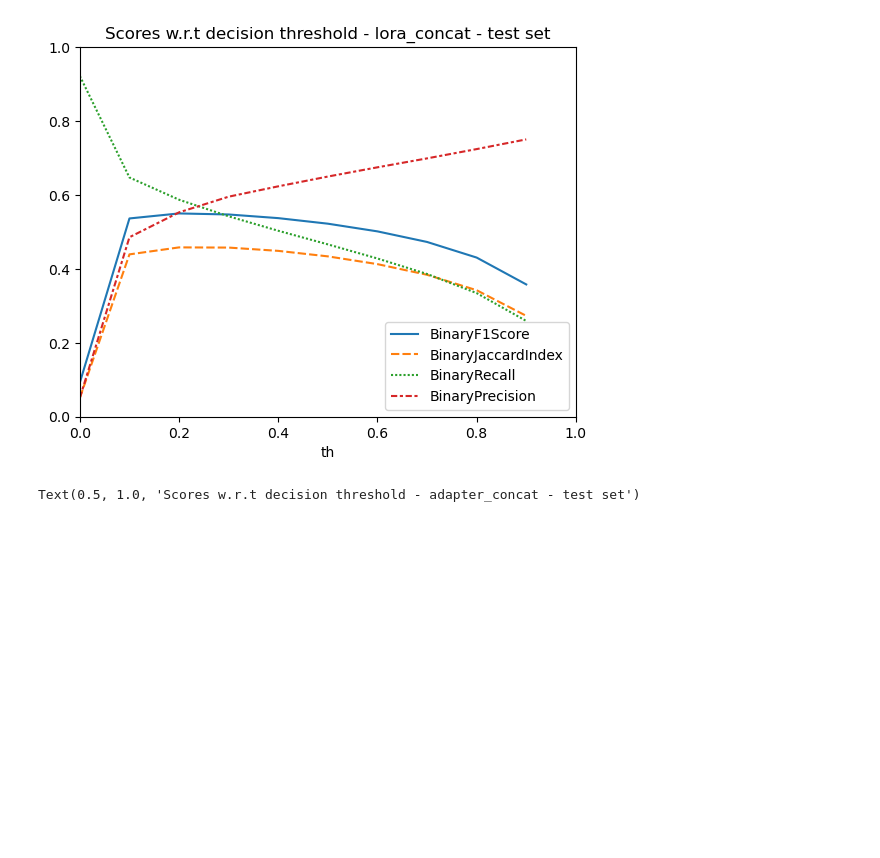
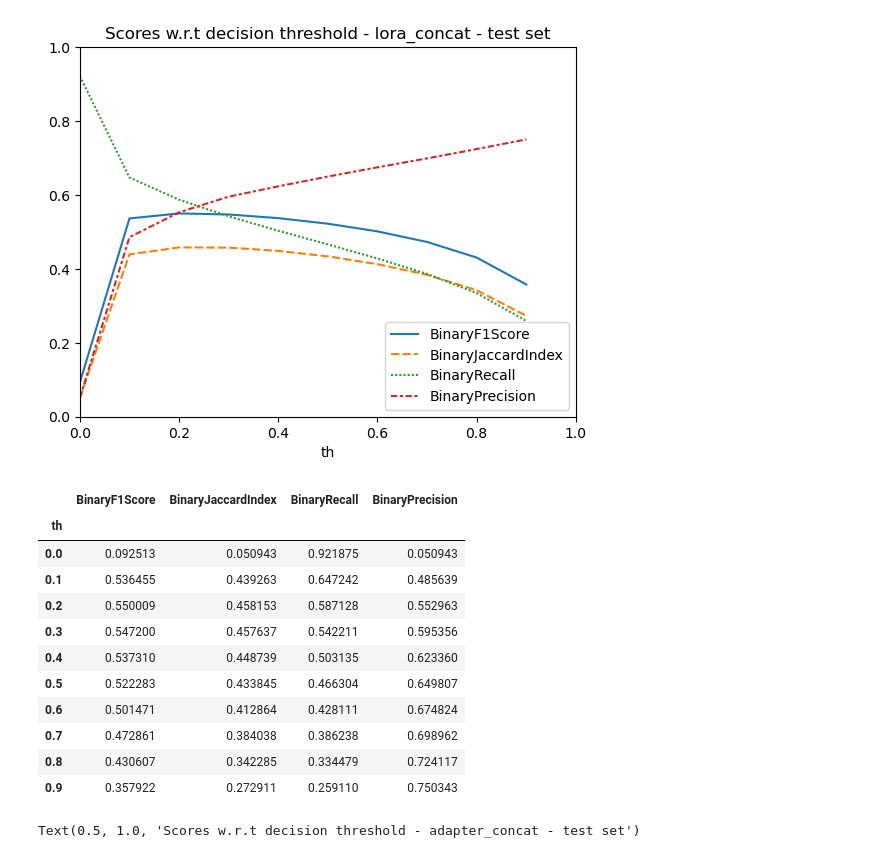
Before and after one commit to brustt/stylo_magique_intership_ign, a Jupyter notebook: notebooks/eval_mp.ipynb, the cells around one changed output. Drawn from its saved outputs; the diff is of its cells as text; code cells hidden in the pictures; blank space fills up the shorter version.

```diff
--- a/notebooks/eval_mp.ipynb
+++ b/notebooks/eval_mp.ipynb
@@ -317,6 +317,21 @@ plt.title(f"Scores w.r.t decision threshold - {exp_name} - {ds_type} set")
 # %% [output]
 Text(0.5, 1.0, 'Scores w.r.t decision threshold - lora_concat - test set')
 [figure]
+# %%
+scores
+# %% [output]
+|  | BinaryF1Score | BinaryJaccardIndex | BinaryRecall | BinaryPrecision |
+| th |  |  |  |  |
+| 0.0 | 0.092513 | 0.050943 | 0.921875 | 0.050943 |
+| 0.1 | 0.536455 | 0.439263 | 0.647242 | 0.485639 |
+| 0.2 | 0.550009 | 0.458153 | 0.587128 | 0.552963 |
+| 0.3 | 0.547200 | 0.457637 | 0.542211 | 0.595356 |
+| 0.4 | 0.537310 | 0.448739 | 0.503135 | 0.623360 |
+| 0.5 | 0.522283 | 0.433845 | 0.466304 | 0.649807 |
+| 0.6 | 0.501471 | 0.412864 | 0.428111 | 0.674824 |
+| 0.7 | 0.472861 | 0.384038 | 0.386238 | 0.698962 |
+| 0.8 | 0.430607 | 0.342285 | 0.334479 | 0.724117 |
+| 0.9 | 0.357922 | 0.272911 | 0.259110 | 0.750343 |
 # %%
 import seaborn as sns
 sns.lineplot(scores)
```
Also changed, not shown: 2 other files.
